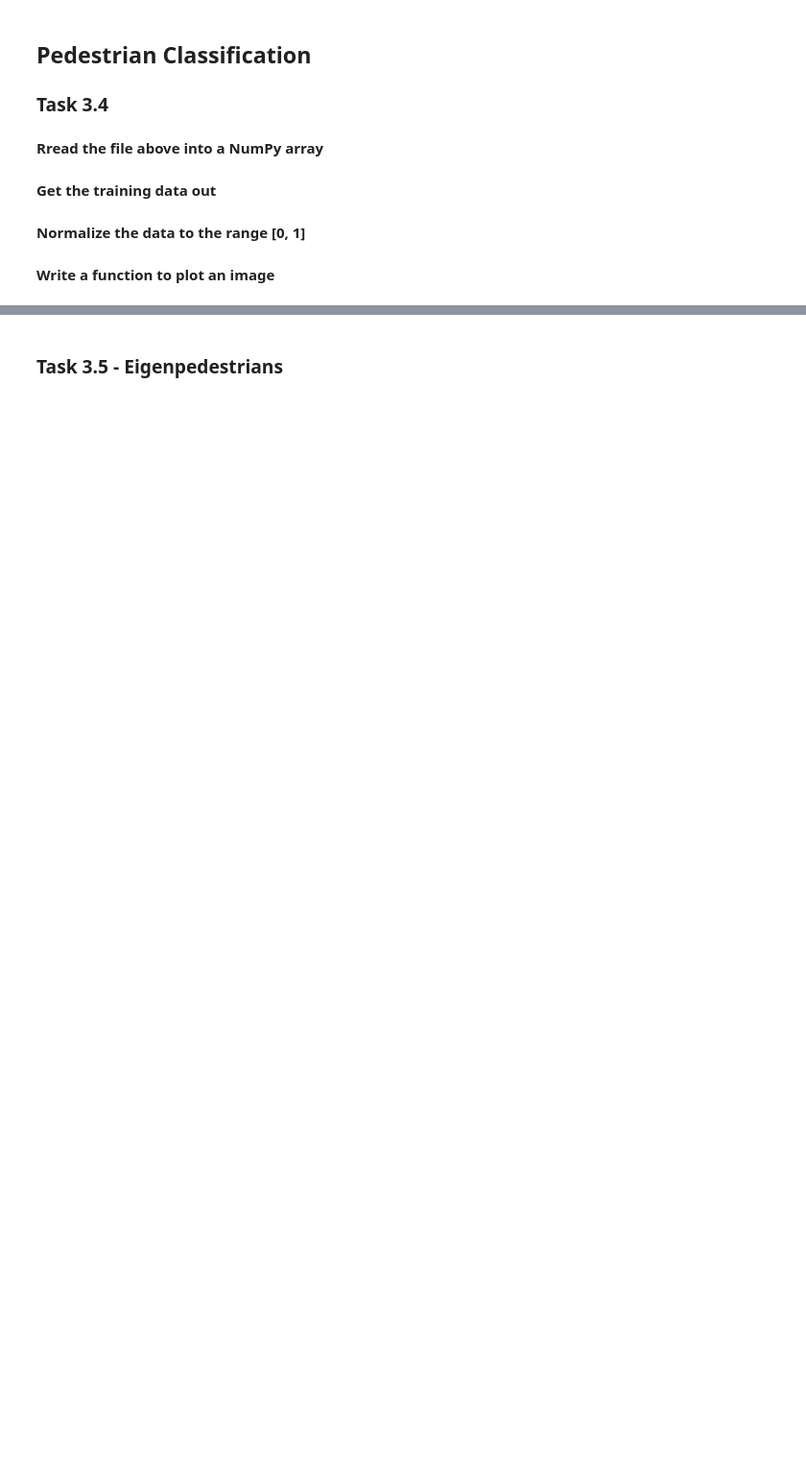
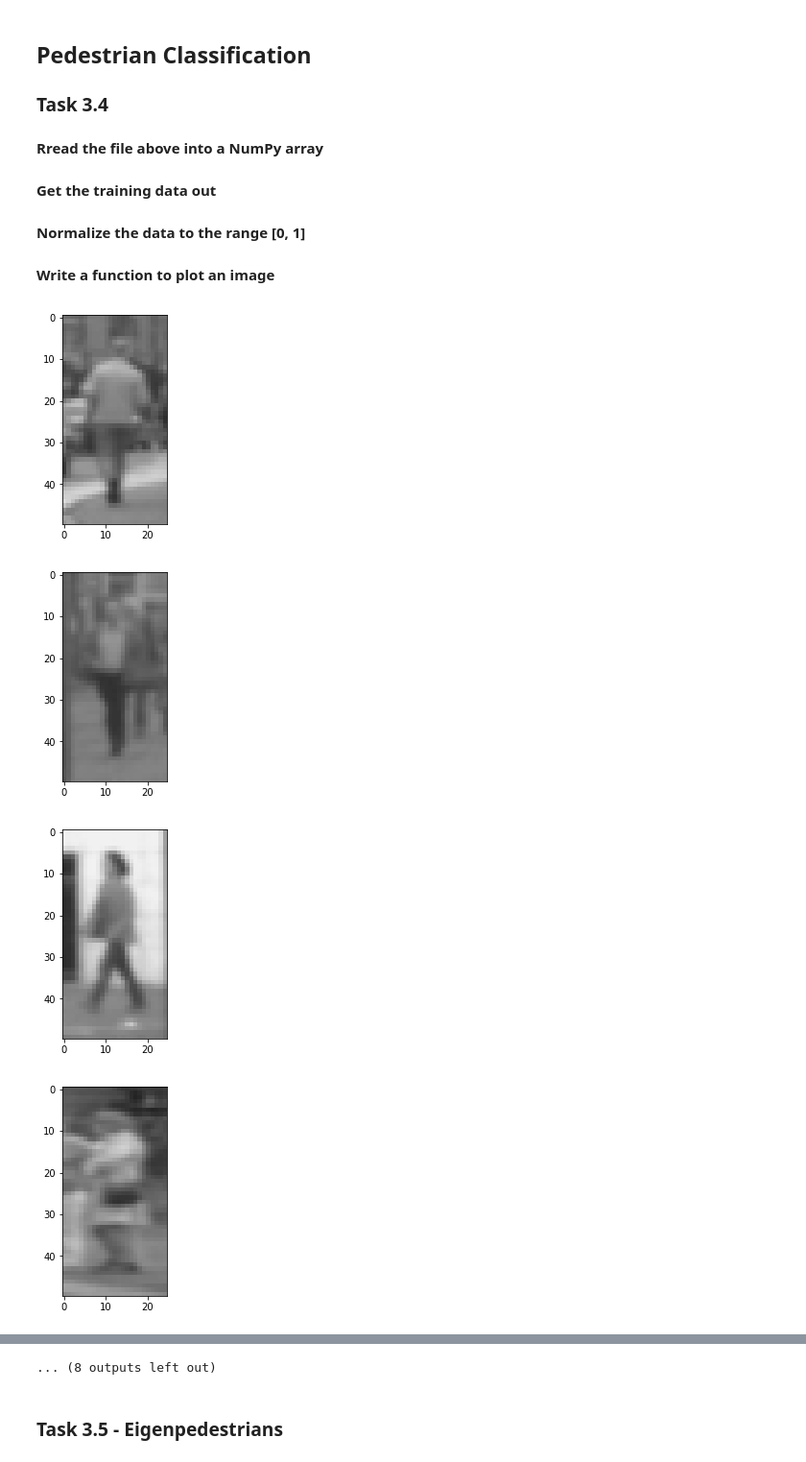
Before and after one commit to Janos95/lab_sheets, a Jupyter notebook: sheet03_material/PCA.ipynb, the cells around one changed output, grey strips where cells are left out. Shown at 96% size. Cells and saved outputs as stored; diff of their text form; code cells hidden in the pictures; blank space fills up the shorter version.

```diff
--- a/sheet03_material/PCA.ipynb
+++ b/sheet03_material/PCA.ipynb
@@ -31,9 +35,10 @@ def pca(x, q):
     xq: (n, q) NumPy array, coordinates for x (row-wise)
     """
     # You code goes here
-    w, v = np.linalg.eigh(np.dot(x.T,x))
+    x_n = x-np.mean(x,axis=0)
+    w, v = np.linalg.eigh(np.dot(x_n.T,x_n))
     Vq = v[:,x.shape[1]-q:]
-    xq = np.dot(Vq.T,(x-np.mean(x,axis=0)).T).T
+    xq = np.dot(Vq.T,(x_n).T).T
     return Vq, xq
 # %% [markdown]
 ### Task 3.2 - Toy 4D Example
@@ -85,14 +101,12 @@ mllab.pca.map_on_ellipse?
 # %%
 # Map on ellipse in 3D using mallab.pca.map_on_ellipse
 num_samples = 5
-axis1 = np.random.rand(num_samples)*6+.1
+axis1 = np.random.rand(num_samples)*6+1
 degrees = np.random.randint(360, size=num_samples)
-
-print(degrees)
 
 xq_transformed = np.zeros((num_samples, xq.shape[0], 3))
 for i in range(num_samples):
-    xq_transformed[i] = mllab.pca.map_on_ellipse(xq,axis1[i],1,degrees[i])
+    xq_transformed[i] = mllab.pca.map_on_ellipse(xq,axis1[i],1.0,degrees[i])
 # %%
 mllab.pca.plot_toy_3d?
 # %%
@@ -220,12 +279,17 @@ x_test_n = (x_test-np.amin(x_test))/(np.amax(x_test)-np.amin(x_test))
 __Write a function to plot an image__
 # %%
 # Your code here
-def plot_im(idx,x):
-    plt.imshow(x[idx].reshape(25,50).T, vmin=0, vmax=1, cmap='gray')
+def plot_im(image):
+    plt.imshow(image.reshape(25,50).T, cmap='gray')
     plt.show()
 # %%
 # Plot samples
 for i in np.random.randint(0,1500,10):
-    plot_im(i,x_n)
+    plot_im(x_n[i])
 for i in np.random.randint(1500,3000,10):
-    plot_im(i,x_n)
+    plot_im(x_n[i])
+# %% [output]
+[figure, added]
+[figure, added]
+[figure, added]
+[figure, added]
@@ -232,3 +304,4 @@ for i in np.random.randint(1500,3000,10):
+... (8 outputs left out)
 # %% [markdown]
 ### Task 3.5 - Eigenpedestrians
 # %%
```
Also changed, not shown: parts of 17 cells of this notebook, 6 other files.
